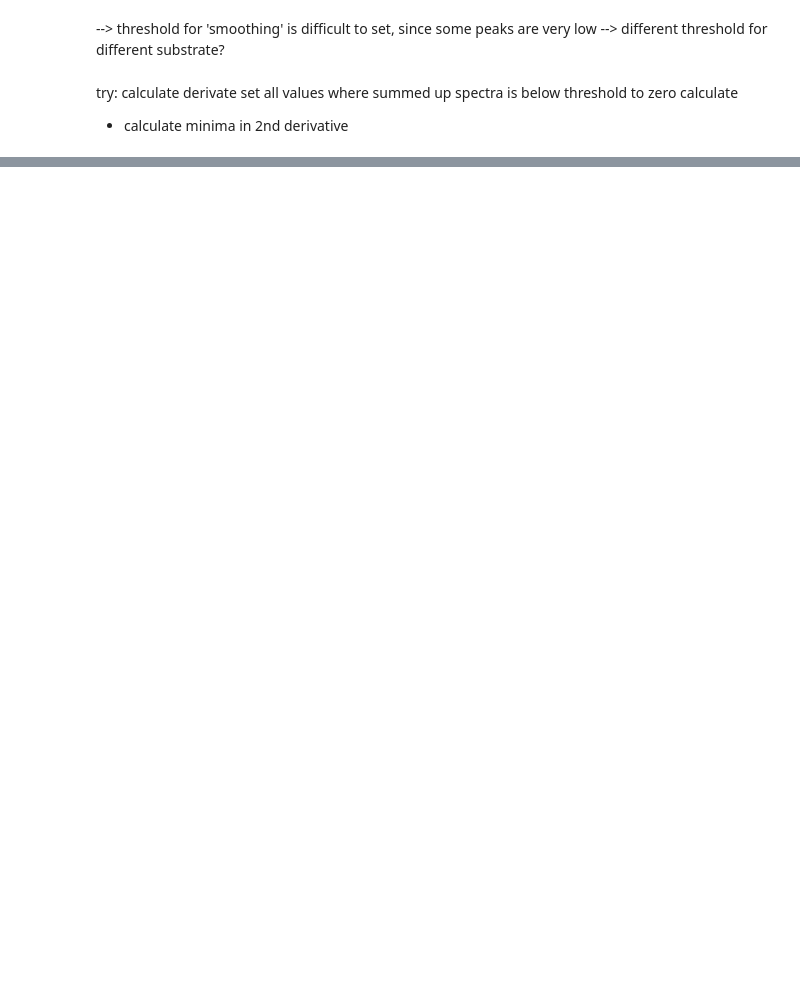
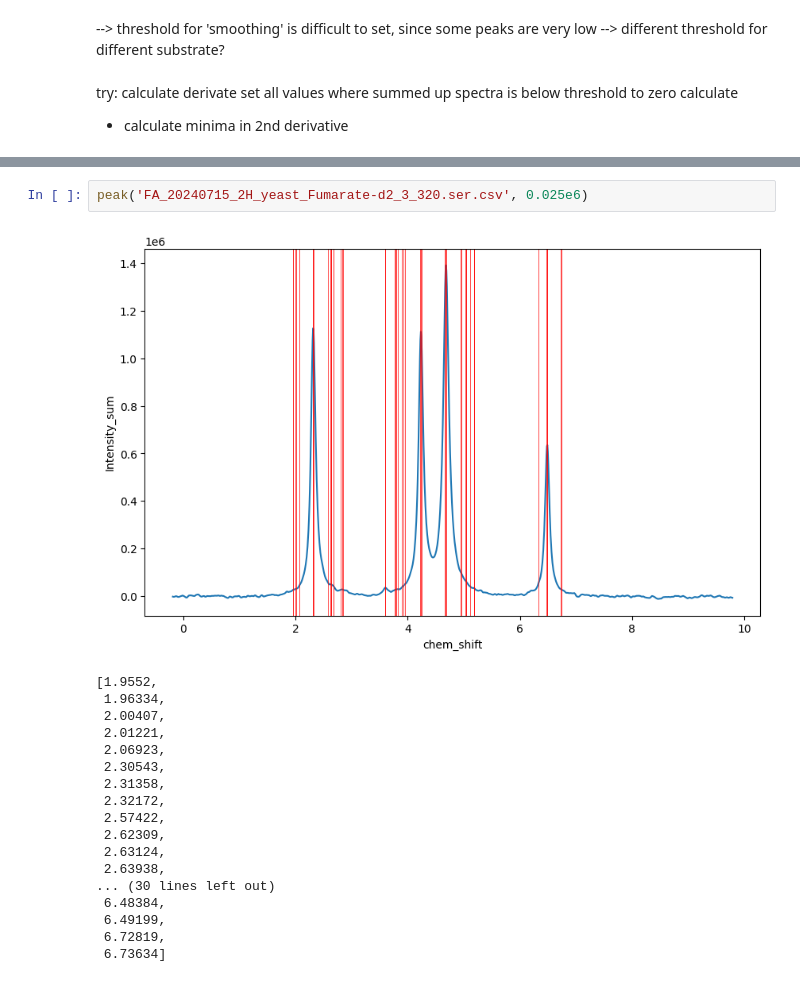
Before and after one commit to RATFIVE/MoinCC-AI4metabolomics, a Jupyter notebook: 02_Preprocessing/sumup_Peakfit.ipynb, the cells around one changed output, grey strips where cells are left out. Drawn from its saved outputs; the diff is of its cells as text; blank space fills up the shorter version.

```diff
--- a/02_Preprocessing/sumup_Peakfit.ipynb
+++ b/02_Preprocessing/sumup_Peakfit.ipynb
@@ -94,0 +183,21 @@ calculate
+# %%
+peak('FA_20240715_2H_yeast_Fumarate-d2_3_320.ser.csv', 0.025e6)
+# %% [output]
+[figure, added]
+[1.9552,
+ 1.96334,
+ 2.00407,
+ 2.01221,
+ 2.06923,
+ 2.30543,
+ 2.31358,
+ 2.32172,
+ 2.57422,
+ 2.62309,
+ 2.63124,
+ 2.63938,
+... (30 lines left out)
+ 6.48384,
+ 6.49199,
+ 6.72819,
+ 6.73634]
```
Also changed, not shown: parts of 15 cells of this notebook, 1 other file.
